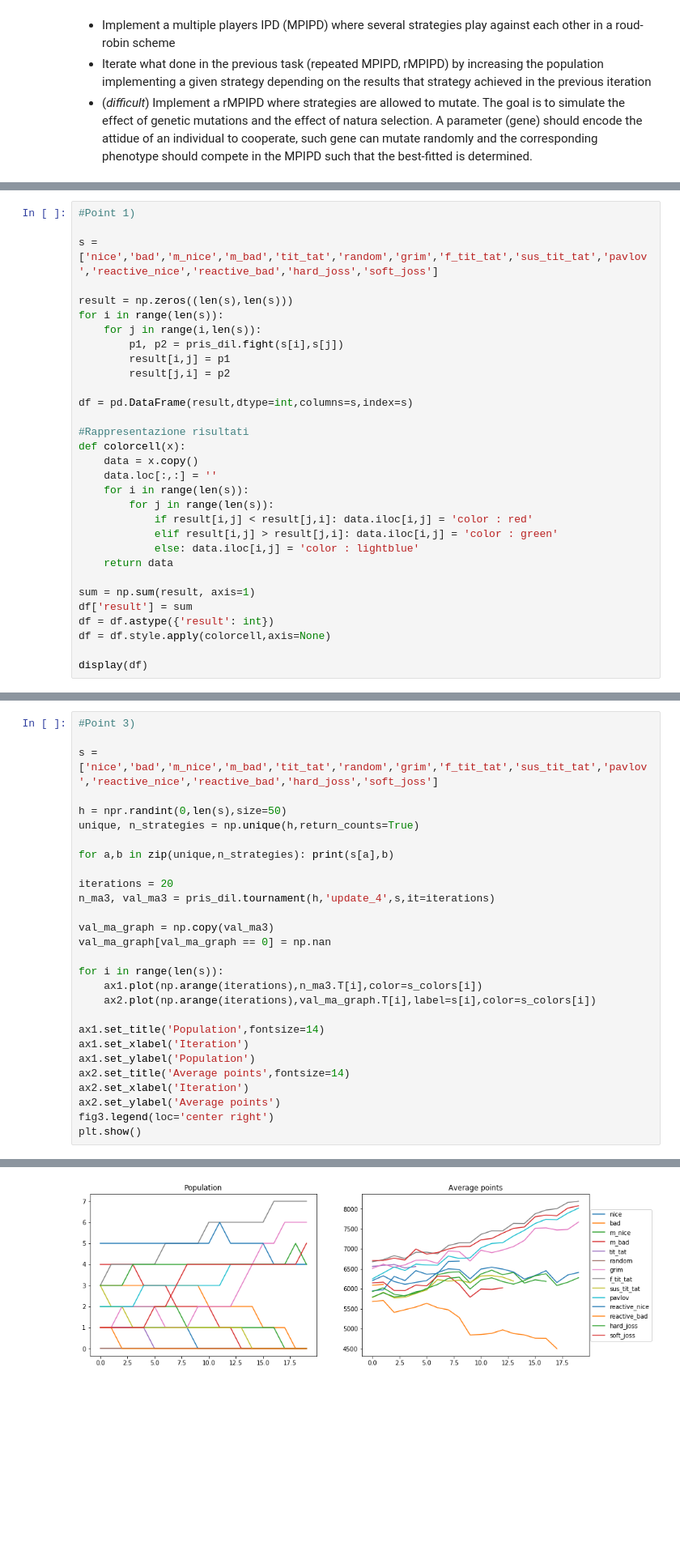
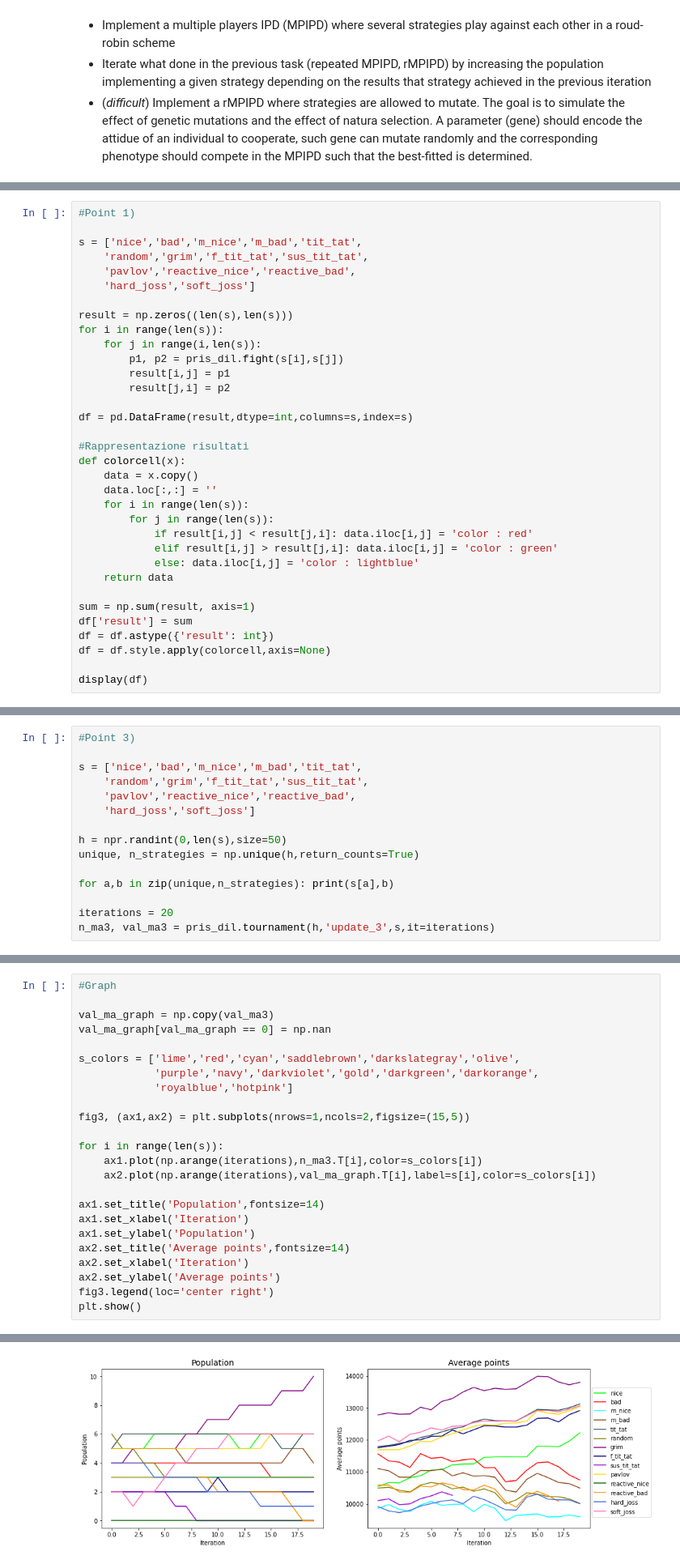
Before and after one commit to luca430/prisoner_dilemma, a Jupyter notebook: Project.ipynb, the cells around one changed output, grey strips where cells are left out. Shown at 81% size. Cells and saved outputs as stored; diff of their text form; blank space fills up the shorter version.

```diff
--- a/Project.ipynb
+++ b/Project.ipynb
@@ -74,7 +75,10 @@ name_colors = [name for hsv, name in by_hsv]
 # %%
 #Point 1)
 
-s = ['nice','bad','m_nice','m_bad','tit_tat','random','grim','f_tit_tat','sus_tit_tat','pavlov','reactive_nice','reactive_bad','hard_joss','soft_joss']
+s = ['nice','bad','m_nice','m_bad','tit_tat',
+    'random','grim','f_tit_tat','sus_tit_tat',
+    'pavlov','reactive_nice','reactive_bad',
+    'hard_joss','soft_joss']
 
 result = np.zeros((len(s),len(s)))
 for i in range(len(s)):
@@ -147,0 +129,15 @@ f_tit_tat 5
+# %%
+#Point 3)
+
+s = ['nice','bad','m_nice','m_bad','tit_tat',
+    'random','grim','f_tit_tat','sus_tit_tat',
+    'pavlov','reactive_nice','reactive_bad',
+    'hard_joss','soft_joss']
+
+h = npr.randint(0,len(s),size=50)
+unique, n_strategies = np.unique(h,return_counts=True)
+
+for a,b in zip(unique,n_strategies): print(s[a],b)
+
+iterations = 20
+n_ma3, val_ma3 = pris_dil.tournament(h,'update_3',s,it=iterations)
@@ -148,18 +158,14 @@ f_tit_tat 5
 # %%
-#Point 3)
-
-s = ['nice','bad','m_nice','m_bad','tit_tat','random','grim','f_tit_tat','sus_tit_tat','pavlov','reactive_nice','reactive_bad','hard_joss','soft_joss']
-
-h = npr.randint(0,len(s),size=50)
-unique, n_strategies = np.unique(h,return_counts=True)
-
-for a,b in zip(unique,n_strategies): print(s[a],b)
-
-iterations = 20
-n_ma3, val_ma3 = pris_dil.tournament(h,'update_4',s,it=iterations)
+#Graph
 
 val_ma_graph = np.copy(val_ma3)
 val_ma_graph[val_ma_graph == 0] = np.nan
+
+s_colors = ['lime','red','cyan','saddlebrown','darkslategray','olive',
+            'purple','navy','darkviolet','gold','darkgreen','darkorange',
+            'royalblue','hotpink']
+
+fig3, (ax1,ax2) = plt.subplots(nrows=1,ncols=2,figsize=(15,5))
 
 for i in range(len(s)):
     ax1.plot(np.arange(iterations),n_ma3.T[i],color=s_colors[i])
@@ -194,4 +183,4 @@ hard_joss 3
-[figure, old version]
+[figure, new version]
 # %%
 #Point 4)
 
```
Also changed, not shown: parts of 8 cells of this notebook, 1 other file.
